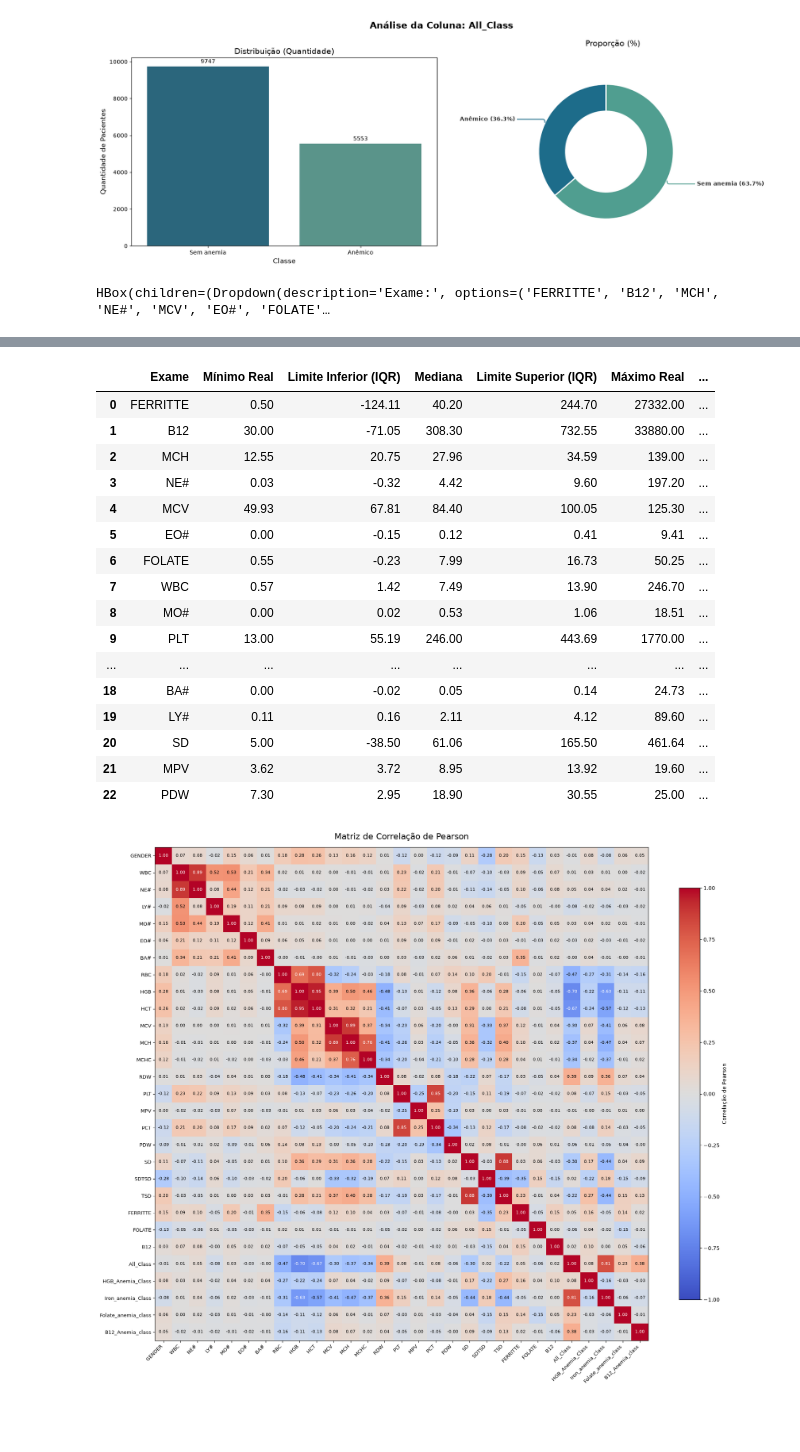
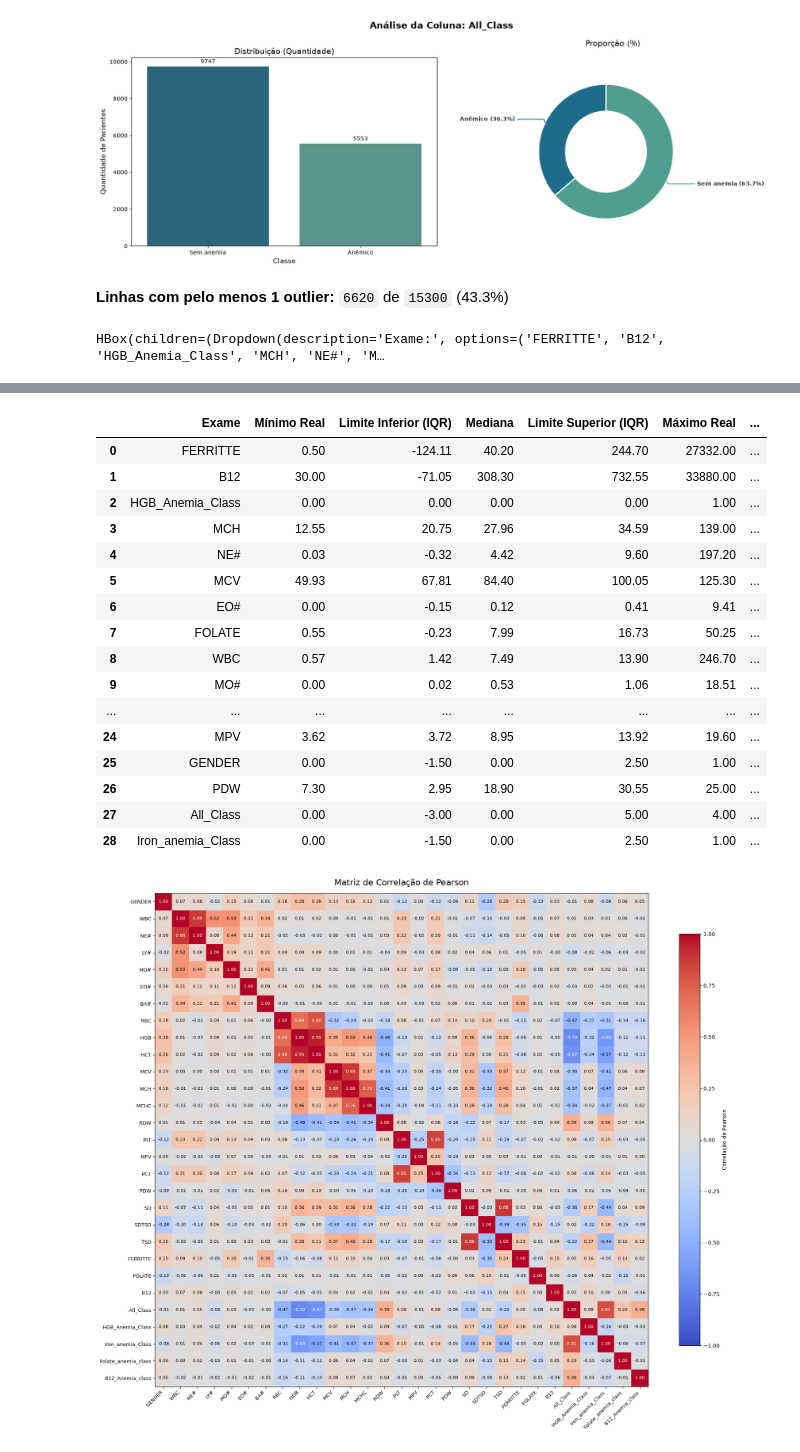
Before and after one commit to LuxLucas/anemia_ml_project, a Jupyter notebook: src/initial_analysis.ipynb, the cells around one changed output, grey strips where cells are left out. Drawn from its saved outputs; the diff is of its cells as text; code cells hidden in the pictures; blank space fills up the shorter version.

Commit message:
feat(pre-processamento): implementa análise exploratória e preparação dos dados

```diff
--- a/src/initial_analysis.ipynb
+++ b/src/initial_analysis.ipynb
@@ -245,7 +245,8 @@ plotar_distribuicao_coluna(
 # %% [output]
 [figure]
 # %%
-cols = dataset.select_dtypes(include=["float64"]).columns.tolist()
+cols = dataset.columns.tolist()
+
 
 def calcular_limites(col):
     Q1 = dataset[col].quantile(0.25)
@@ -253,9 +254,15 @@ def calcular_limites(col):
     IQR = Q3 - Q1
     return (Q1 - 1.5 * IQR, Q3 + 1.5 * IQR)
 
+
+limites_dict = {col: calcular_limites(col) for col in cols}
+
+
 def resumir_coluna(col):
-    limite_inf, limite_sup = calcular_limites(col)
-    qtd_outliers = ((dataset[col] < limite_inf) | (dataset[col] > limite_sup)).sum()
+    limite_inf, limite_sup = limites_dict[col]
+    qtd_outliers = (
+        (dataset[col] < limite_inf) | (dataset[col] > limite_sup)
+    ).sum()
     pct_outliers = (qtd_outliers / len(dataset)) * 100
 
     return {
@@ -269,16 +276,36 @@ def resumir_coluna(col):
         "% Outliers": round(pct_outliers, 1),
     }
 
+
 geral = (
     pd.DataFrame([resumir_coluna(c) for c in cols])
     .sort_values("% Outliers", ascending=False)
     .reset_index(drop=True)
 )
 
+mascara_outliers = pd.DataFrame(
+    {
+        col: (dataset[col] < limites_dict[col][0])
+        | (dataset[col] > limites_dict[col][1])
+        for col in cols
+    },
+    index=dataset.index,
+)
+
+linhas_com_outlier = mascara_outliers.any(axis=1).sum()
+pct_linhas = (linhas_com_outlier / len(dataset)) * 100
+
+display(
+    Markdown(
+        f"**Linhas com pelo menos 1 outlier:** `{linhas_com_outlier}` de `{len(dataset)}` ({pct_linhas:.1f}%)"
+    )
+)
+
+
 def plotar_exame(col, tipo_grafico):
     dados_col = resumir_coluna(col)
-    limite_inf = dados_col["Limite Inferior (IQR)"]
-    limite_sup = dados_col["Limite Superior (IQR)"]
+
+    limite_inf, limite_sup = limites_dict[col]
     qtd_outliers = dados_col["Total Outliers"]
     pct_outliers = dados_col["% Outliers"]
 
@@ -333,48 +360,50 @@ def plotar_exame(col, tipo_grafico):
 
     plt.tight_layout()
     plt.show()
 
     display(pd.DataFrame([dados_col]))
 
+
 cols_ordenadas = geral["Exame"].tolist()
 
 seletor_exame = widgets.Dropdown(
     options=cols_ordenadas, value=cols_ordenadas[0], description="Exame:"
 )
 seletor_grafico = widgets.Dropdown(
     options=["Boxplot", "Histograma + KDE", "Violin Plot"],
     value="Boxplot",
     description="Gráfico:",
 )
 
 painel_controles = widgets.HBox([seletor_exame, seletor_grafico])
 
 out = widgets.interactive_output(
     plotar_exame, {"col": seletor_exame, "tipo_grafico": seletor_grafico}
 )
 
 display(painel_controles, out)
 display(geral)
 # %% [output]
+**Linhas com pelo menos 1 outlier:** `6620` de `15300` (43.3%)
-HBox(children=(Dropdown(description='Exame:', options=('FERRITTE', 'B12', 'MCH', 'NE#', 'MCV', 'EO#', 'FOLATE'…
+HBox(children=(Dropdown(description='Exame:', options=('FERRITTE', 'B12', 'HGB_Anemia_Class', 'MCH', 'NE#', 'M…
 [interactive output not drawn]
 |  | Exame | Mínimo Real | Limite Inferior (IQR) | Mediana | Limite Superior (IQR) | Máximo Real | ... |
 | 0 | FERRITTE | 0.50 | -124.11 | 40.20 | 244.70 | 27332.00 | ... |
 | 1 | B12 | 30.00 | -71.05 | 308.30 | 732.55 | 33880.00 | ... |
-| 2 | MCH | 12.55 | 20.75 | 27.96 | 34.59 | 139.00 | ... |
-| 3 | NE# | 0.03 | -0.32 | 4.42 | 9.60 | 197.20 | ... |
-| 4 | MCV | 49.93 | 67.81 | 84.40 | 100.05 | 125.30 | ... |
-| 5 | EO# | 0.00 | -0.15 | 0.12 | 0.41 | 9.41 | ... |
-| 6 | FOLATE | 0.55 | -0.23 | 7.99 | 16.73 | 50.25 | ... |
-| 7 | WBC | 0.57 | 1.42 | 7.49 | 13.90 | 246.70 | ... |
-| 8 | MO# | 0.00 | 0.02 | 0.53 | 1.06 | 18.51 | ... |
-| 9 | PLT | 13.00 | 55.19 | 246.00 | 443.69 | 1770.00 | ... |
+| 2 | HGB_Anemia_Class | 0.00 | 0.00 | 0.00 | 0.00 | 1.00 | ... |
+| 3 | MCH | 12.55 | 20.75 | 27.96 | 34.59 | 139.00 | ... |
+| 4 | NE# | 0.03 | -0.32 | 4.42 | 9.60 | 197.20 | ... |
+| 5 | MCV | 49.93 | 67.81 | 84.40 | 100.05 | 125.30 | ... |
+| 6 | EO# | 0.00 | -0.15 | 0.12 | 0.41 | 9.41 | ... |
+| 7 | FOLATE | 0.55 | -0.23 | 7.99 | 16.73 | 50.25 | ... |
+| 8 | WBC | 0.57 | 1.42 | 7.49 | 13.90 | 246.70 | ... |
+| 9 | MO# | 0.00 | 0.02 | 0.53 | 1.06 | 18.51 | ... |
 | ... | ... | ... | ... | ... | ... | ... | ... |
-| 18 | BA# | 0.00 | -0.02 | 0.05 | 0.14 | 24.73 | ... |
-| 19 | LY# | 0.11 | 0.16 | 2.11 | 4.12 | 89.60 | ... |
-| 20 | SD | 5.00 | -38.50 | 61.06 | 165.50 | 461.64 | ... |
-| 21 | MPV | 3.62 | 3.72 | 8.95 | 13.92 | 19.60 | ... |
-| 22 | PDW | 7.30 | 2.95 | 18.90 | 30.55 | 25.00 | ... |
+| 24 | MPV | 3.62 | 3.72 | 8.95 | 13.92 | 19.60 | ... |
+| 25 | GENDER | 0.00 | -1.50 | 0.00 | 2.50 | 1.00 | ... |
+| 26 | PDW | 7.30 | 2.95 | 18.90 | 30.55 | 25.00 | ... |
+| 27 | All_Class | 0.00 | -3.00 | 0.00 | 5.00 | 4.00 | ... |
+| 28 | Iron_anemia_Class | 0.00 | -1.50 | 0.00 | 2.50 | 1.00 | ... |
 # %%
 correlacoes = dataset.corr(numeric_only=True)
 colunas_corr = correlacoes.columns.tolist()
```
Also changed, not shown: parts of 1 cell of this notebook, 2 other files.
